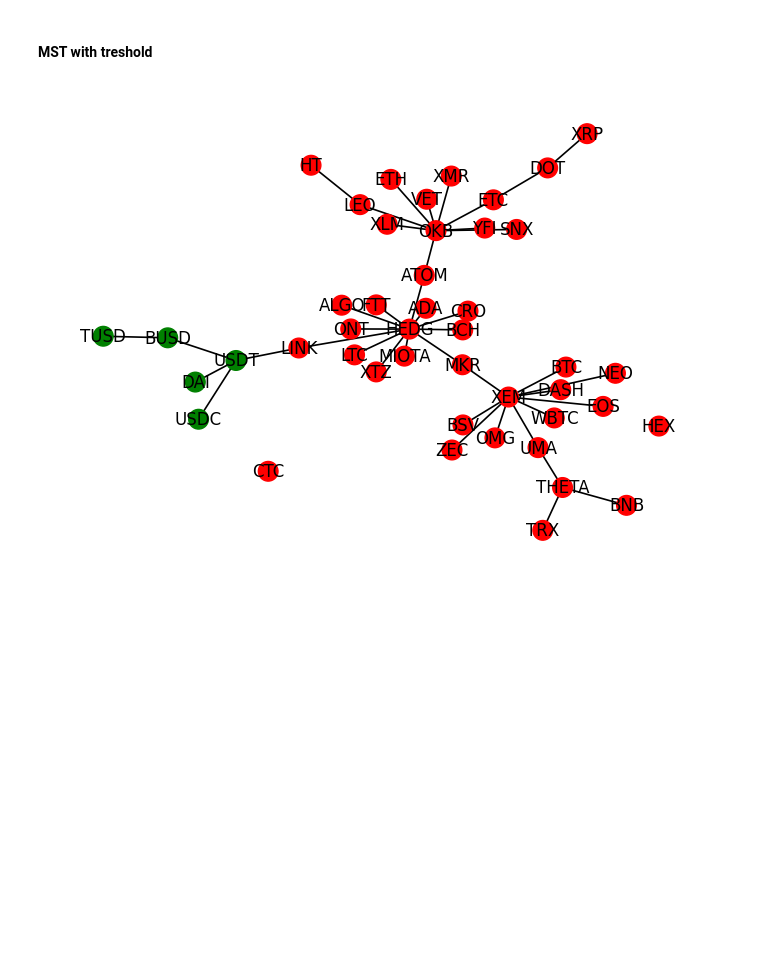
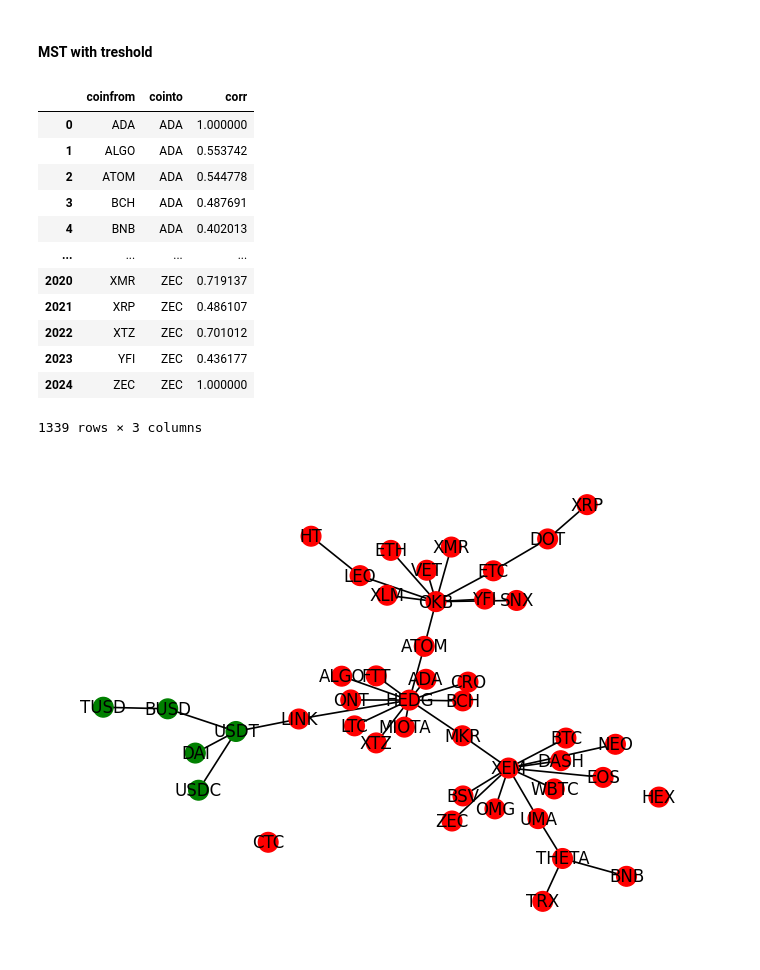
Before and after one commit to FedeScenna/Crypto_NetworkAnalysis, a Jupyter notebook: 04_NetworkAnalysis.ipynb, the cells around one changed output. Drawn from its saved outputs; the diff is of its cells as text; code cells hidden in the pictures; blank space fills up the shorter version.

```diff
--- a/04_NetworkAnalysis.ipynb
+++ b/04_NetworkAnalysis.ipynb
@@ -281,3 +285,19 @@ G = create_graph(
+# %%
+corr_df[corr_df["corr"] >= 0.2]
+# %% [output]
+|  | coinfrom | cointo | corr |
+| 0 | ADA | ADA | 1.000000 |
+| 1 | ALGO | ADA | 0.553742 |
+| 2 | ATOM | ADA | 0.544778 |
+| 3 | BCH | ADA | 0.487691 |
+| 4 | BNB | ADA | 0.402013 |
+| ... | ... | ... | ... |
+| 2020 | XMR | ZEC | 0.719137 |
+| 2021 | XRP | ZEC | 0.486107 |
+| 2022 | XTZ | ZEC | 0.701012 |
+| 2023 | YFI | ZEC | 0.436177 |
+| 2024 | ZEC | ZEC | 1.000000 |
+1339 rows × 3 columns
 # %%
 
 save_images = True
```
Also changed, not shown: parts of 3 cells of this notebook, 4 other files.
